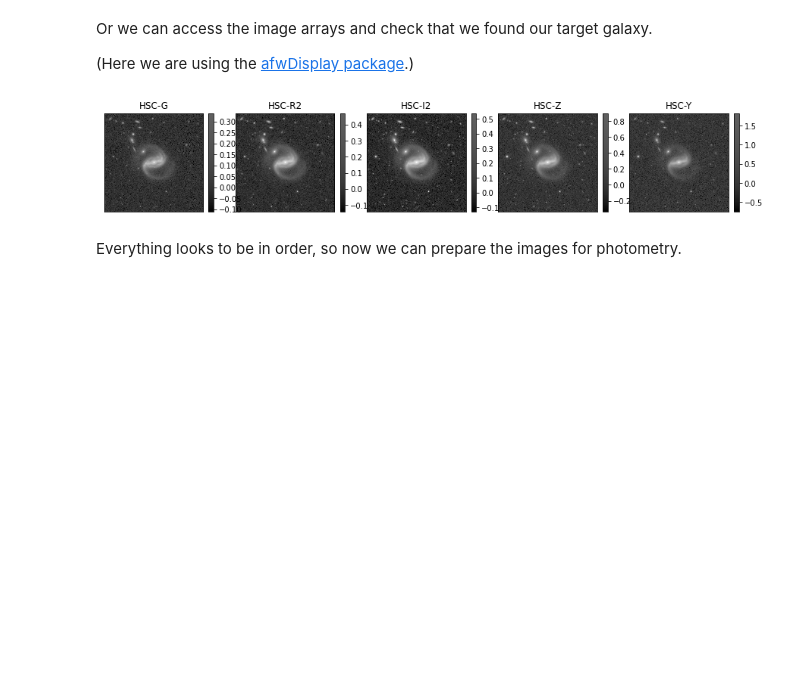
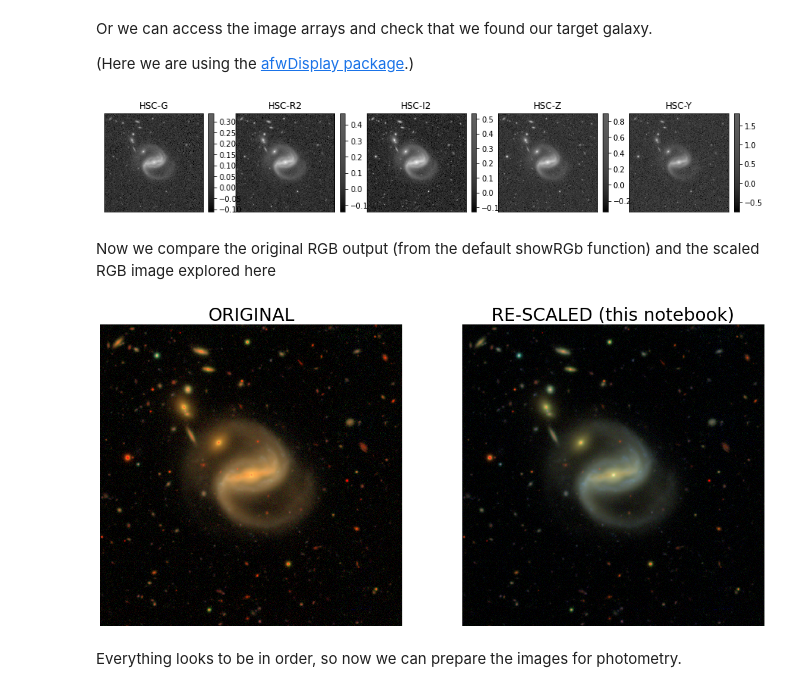
Before and after one commit to aemerywatkins/StackClub, a Jupyter notebook: surface_photometry.ipynb, the cells around one changed output. Saved outputs shown, nothing was run; the diff lists cells and outputs as text; code cells hidden in the pictures; blank space fills up the shorter version.

Commit message:
Add and improved function to create RGB image

```diff
--- a/surface_photometry.ipynb
+++ b/surface_photometry.ipynb
@@ -263,6 +335,28 @@ for i in range(len(bands)):
     ax[i].set_yticks([])
 # %% [output]
 [figure]
+# %% [markdown]
+Now we compare the original RGB output (from the default showRGb function) and the scaled RGB image explored here
+# %%
+filters = ['G', 'R2', 'I2', 'Z', 'Y']
+coadds = [calexps["HSC-{}".format(f.upper())] for f in filters]
+coadds = MultibandExposure.fromExposures(filters, coadds)
+# %%
+fig, ax = plt.subplots(figsize=(20, 20), nrows=1, ncols=2)
+
+##original make_lupton_rgb without any scaling
+showRGB(coadds[:"Y"].image, ax=ax[0], bgr=filters, figsize=(10, 10), scale=None)
+ax[0].set_title('ORIGINAL', fontsize=30)
+
+##make_lupton_rgb with scaled rgb channels (this notebook)
+ax[1].set_title('RE-SCALED (this notebook)', fontsize=30)
+showRGB(coadds[:"Y"].image, ax=ax[1], bgr=filters, figsize=(10, 10), scale=[0.5, 0.7, 1.0])
+
+ax[0].set_axis_off()
+ax[1].set_axis_off()
+plt.show()
+# %% [output]
+[figure, added]
 # %% [markdown]
 Everything looks to be in order, so now we can prepare the images for photometry.
 # %% [markdown]
```
Also changed, not shown: parts of 11 cells of this notebook.
